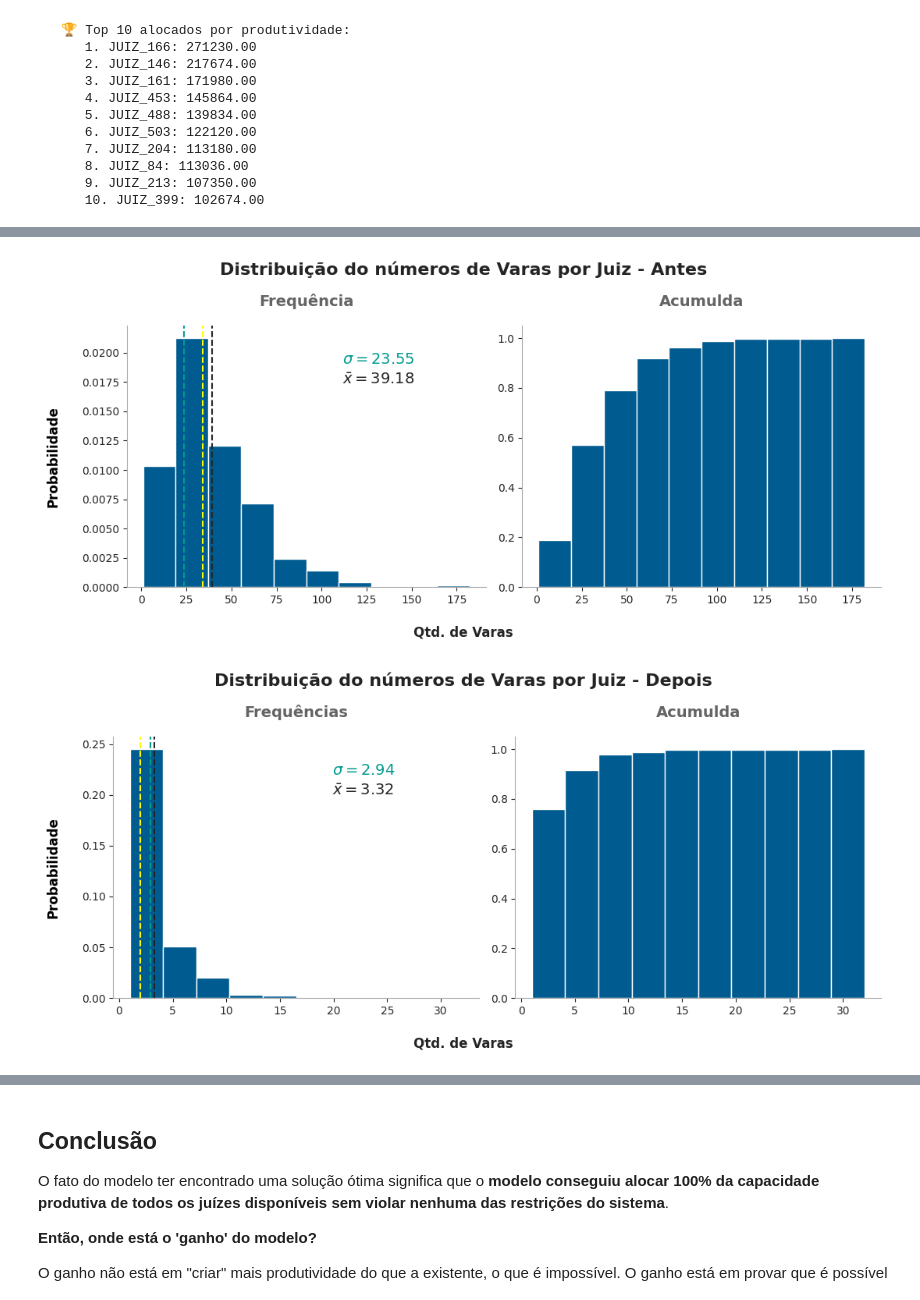
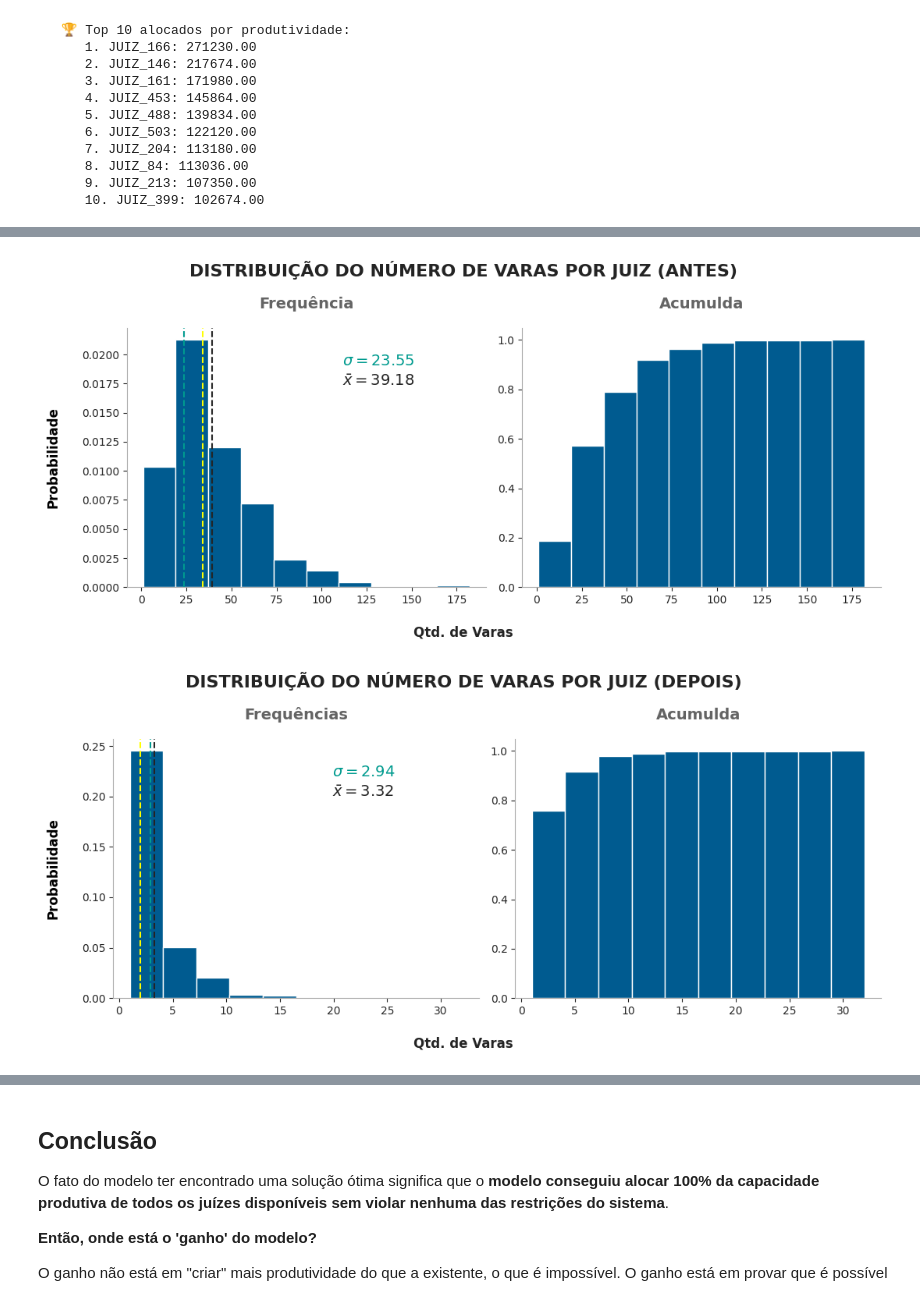
Before and after one commit to houstonsantos/max-jud-tjba, a Jupyter notebook: src/model_tcc/max_jud.ipynb, the cells around one changed output, grey strips where cells are left out. Drawn from its saved outputs; the diff is of its cells as text; code cells hidden in the pictures.

```diff
--- a/src/model_tcc/max_jud.ipynb
+++ b/src/model_tcc/max_jud.ipynb
@@ -457,6 +457,18 @@ df_juiz_x_vara = (
     .sort_values('vara_str', ascending=False)
 )
 
-df_juiz_x_vara.columns = ['juiz_str', 'qtd_vara']
+df_juiz_x_vara.columns = ['Juiz', 'Qtd. Varas Antes']
 df_juiz_x_vara.reset_index(drop=True, inplace=True)
-df_juiz_x_vara
+
+# Criando df com produtividade das varas vs número de juízes alocados
+df_demanda_vara_x_juize = df_processos[['vara_str']].drop_duplicates().reset_index(drop=True)
+
+df_demanda_vara_x_juize['prod_antes'] = df_demanda_vara_x_juize['vara_str'].map(
+    df_processos.groupby('vara_str')['pje_vl_peso_processual'].sum()
+).fillna(0)
+
+df_demanda_vara_x_juize['qtd_juiz'] = df_demanda_vara_x_juize['vara_str'].map(
+    df_processos.groupby('vara_str')['juiz_str'].nunique()
+).fillna(0)
+
+df_demanda_vara_x_juize.columns = ['Vara', 'Demanda', 'Qtd Juizes Antes']
@@ -1559,45 +1494,45 @@ juiz_x_vara.describe()
 # %%
 # Gráfico da distribuição do número de varas por juiz (antes)
 fig, (ax1, ax2) =plt.subplots(1, 2, figsize=(11, 5))
-fig.suptitle('Distribuição do números de Varas por Juiz - Antes', fontweight='bold', fontsize=16, color=cinza3)
+fig.suptitle('DISTRIBUIÇÃO DO NÚMERO DE VARAS POR JUIZ (ANTES)', fontweight='bold', fontsize=16, color=cinza3)
 fig.subplots_adjust(top=0.80)
 
 ax1.set_title('Frequência', fontweight='bold', fontsize=14, y=1.05, color=cinza2)
 ax1.set_ylabel('Probabilidade', fontweight='bold', labelpad=20, fontsize=12)
 ax1.spines['top'].set_visible(False)
 ax1.spines['right'].set_visible(False)
 ax1.spines['left'].set_color(cinza1)
 ax1.spines['bottom'].set_color(cinza1)
 ax1.tick_params(axis='x', labelsize=10, colors=cinza3)
 ax1.tick_params(axis='y', labelsize=10, colors=cinza3)
-n, bins, patches = ax1.hist(juiz_x_vara['Aloc. Vara (antes)'], density=True, edgecolor='white', color=tjba_azul)
-ax1.axvline(juiz_x_vara['Aloc. Vara (antes)'].mean(), color=cinza3, linestyle='--', label='Média')
-ax1.axvline(juiz_x_vara['Aloc. Vara (antes)'].median(), color="yellow", linestyle='--', label='Mediana')
-ax1.axvline(juiz_x_vara['Aloc. Vara (antes)'].std(), color=tjba_verde, linestyle='--', label='Desvio Padrão')
-ax1.text(0.6, 0.90, rf"$\sigma = {juiz_x_vara['Aloc. Vara (antes)'].std():.2f}$",
+n, bins, patches = ax1.hist(df_juiz_x_vara['Qtd. Varas Antes'], density=True, edgecolor='white', color=tjba_azul)
+ax1.axvline(df_juiz_x_vara['Qtd. Varas Antes'].mean(), color=cinza3, linestyle='--', label='Média')
+ax1.axvline(df_juiz_x_vara['Qtd. Varas Antes'].median(), color="yellow", linestyle='--', label='Mediana')
+ax1.axvline(df_juiz_x_vara['Qtd. Varas Antes'].std(), color=tjba_verde, linestyle='--', label='Desvio Padrão')
+ax1.text(0.6, 0.90, rf"$\sigma = {df_juiz_x_vara['Qtd. Varas Antes'].std():.2f}$",
         transform=ax1.transAxes, fontsize=14, va="top", color=tjba_verde)
-ax1.text(0.6, 0.82, rf"$\bar{{x}} = {juiz_x_vara['Aloc. Vara (antes)'].mean():.2f}$",
+ax1.text(0.6, 0.82, rf"$\bar{{x}} = {df_juiz_x_vara['Qtd. Varas Antes'].mean():.2f}$",
         transform=ax1.transAxes, fontsize=14, va="top", color=cinza3)
 
 ax2.set_title('Acumulda', fontweight='bold', fontsize=14, y=1.05, color=cinza2)
 ax2.spines['top'].set_visible(False)
 ax2.spines['right'].set_visible(False)
 ax2.spines['left'].set_color(cinza1)
 ax2.spines['bottom'].set_color(cinza1)
 ax2.tick_params(axis='x', labelsize=10, colors=cinza3)
 ax2.tick_params(axis='y', labelsize=10, colors=cinza3)
-ax2.hist(juiz_x_vara['Aloc. Vara (antes)'], density=True, cumulative=True, edgecolor='white', color=tjba_azul)
+ax2.hist(df_juiz_x_vara['Qtd. Varas Antes'], density=True, cumulative=True, edgecolor='white', color=tjba_azul)
 
 fig.supxlabel('Qtd. de Varas', fontweight='bold', fontsize=12, color=cinza3, y=0.01)
 
 plt.tight_layout()
 plt.show()
 # %% [output]
-[figure, old version]
+[figure, new version]
 # %%
 # Gráfico da distribuição do número de varas por juiz (depois)
 fig, (ax1, ax2) =plt.subplots(1, 2, figsize=(11, 5))
-fig.suptitle('Distribuição do números de Varas por Juiz - Depois', fontweight='bold', fontsize=16, color=cinza3)
+fig.suptitle('DISTRIBUIÇÃO DO NÚMERO DE VARAS POR JUIZ (DEPOIS)', fontweight='bold', fontsize=16, color=cinza3)
 fig.subplots_adjust(top=0.80)
 
 ax1.set_title('Frequências', fontweight='bold', fontsize=14, y=1.05, color=cinza2)
@@ -1608,13 +1543,13 @@ ax1.spines['left'].set_color(cinza1)
 ax1.spines['bottom'].set_color(cinza1)
 ax1.tick_params(axis='x', labelsize=10, colors=cinza3)
 ax1.tick_params(axis='y', labelsize=10, colors=cinza3)
-n, bins, patches = ax1.hist(juiz_x_vara['Aloc. Vara (depois)'], density=True, edgecolor='white', color=tjba_azul)
-ax1.axvline(juiz_x_vara['Aloc. Vara (depois)'].mean(), color=cinza3, linestyle='--', label='Média')
-ax1.axvline(juiz_x_vara['Aloc. Vara (depois)'].median(), color="yellow", linestyle='--', label='Mediana')
-ax1.axvline(juiz_x_vara['Aloc. Vara (depois)'].std(), color=tjba_verde, linestyle='--', label='Desvio Padrão')
-ax1.text(0.6, 0.90, rf"$\sigma = {juiz_x_vara['Aloc. Vara (depois)'].std():.2f}$",
+n, bins, patches = ax1.hist(df_juiz_x_vara['Qtd. Varas Depois'], density=True, edgecolor='white', color=tjba_azul)
+ax1.axvline(df_juiz_x_vara['Qtd. Varas Depois'].mean(), color=cinza3, linestyle='--', label='Média')
+ax1.axvline(df_juiz_x_vara['Qtd. Varas Depois'].median(), color="yellow", linestyle='--', label='Mediana')
+ax1.axvline(df_juiz_x_vara['Qtd. Varas Depois'].std(), color=tjba_verde, linestyle='--', label='Desvio Padrão')
+ax1.text(0.6, 0.90, rf"$\sigma = {df_juiz_x_vara['Qtd. Varas Depois'].std():.2f}$",
         transform=ax1.transAxes, fontsize=14, va="top", color=tjba_verde)
-ax1.text(0.6, 0.82, rf"$\bar{{x}} = {juiz_x_vara['Aloc. Vara (depois)'].mean():.2f}$",
+ax1.text(0.6, 0.82, rf"$\bar{{x}} = {df_juiz_x_vara['Qtd. Varas Depois'].mean():.2f}$",
         transform=ax1.transAxes, fontsize=14, va="top", color=cinza3)
 
 ax2.set_title('Acumulda', fontweight='bold', fontsize=14, y=1.05, color=cinza2)
@@ -1624,11 +1559,11 @@ ax2.spines['left'].set_color(cinza1)
 ax2.spines['bottom'].set_color(cinza1)
 ax2.tick_params(axis='x', labelsize=10, colors=cinza3)
 ax2.tick_params(axis='y', labelsize=10, colors=cinza3)
-ax2.hist(juiz_x_vara['Aloc. Vara (depois)'], density=True, cumulative=True, edgecolor='white', color=tjba_azul)
+ax2.hist(df_juiz_x_vara['Qtd. Varas Depois'], density=True, cumulative=True, edgecolor='white', color=tjba_azul)
 
 fig.supxlabel('Qtd. de Varas', fontweight='bold', fontsize=12, color=cinza3, y=0.01)
 
 plt.tight_layout()
 plt.show()
 # %% [output]
-[figure, old version]
+[figure, new version]
```
Also changed, not shown: parts of 16 cells of this notebook.
